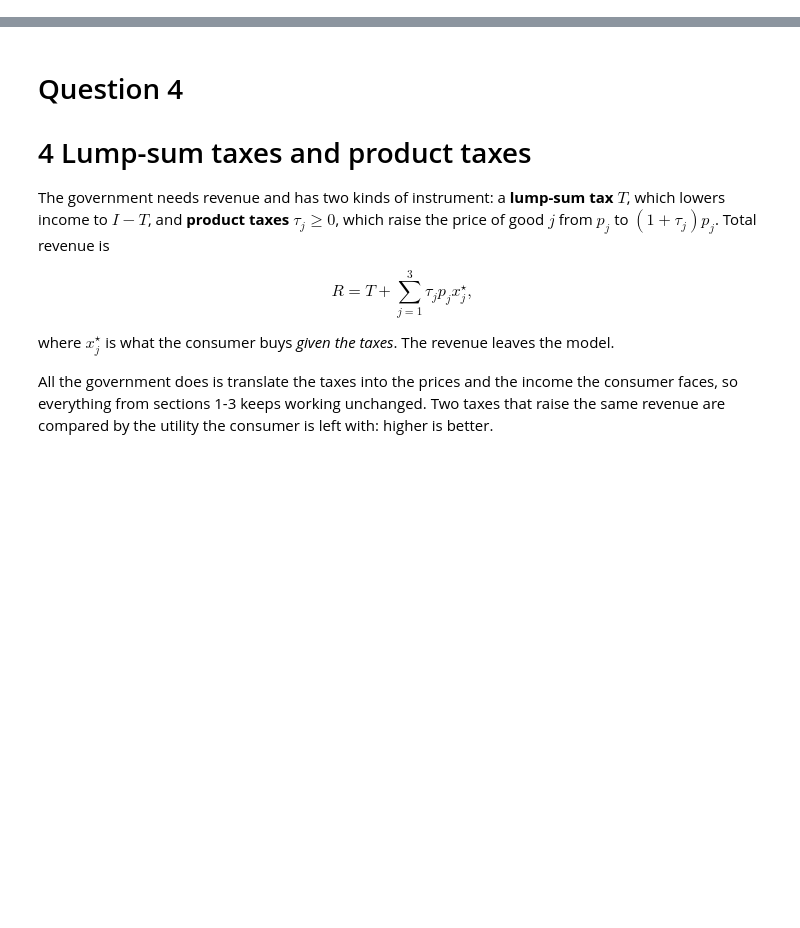
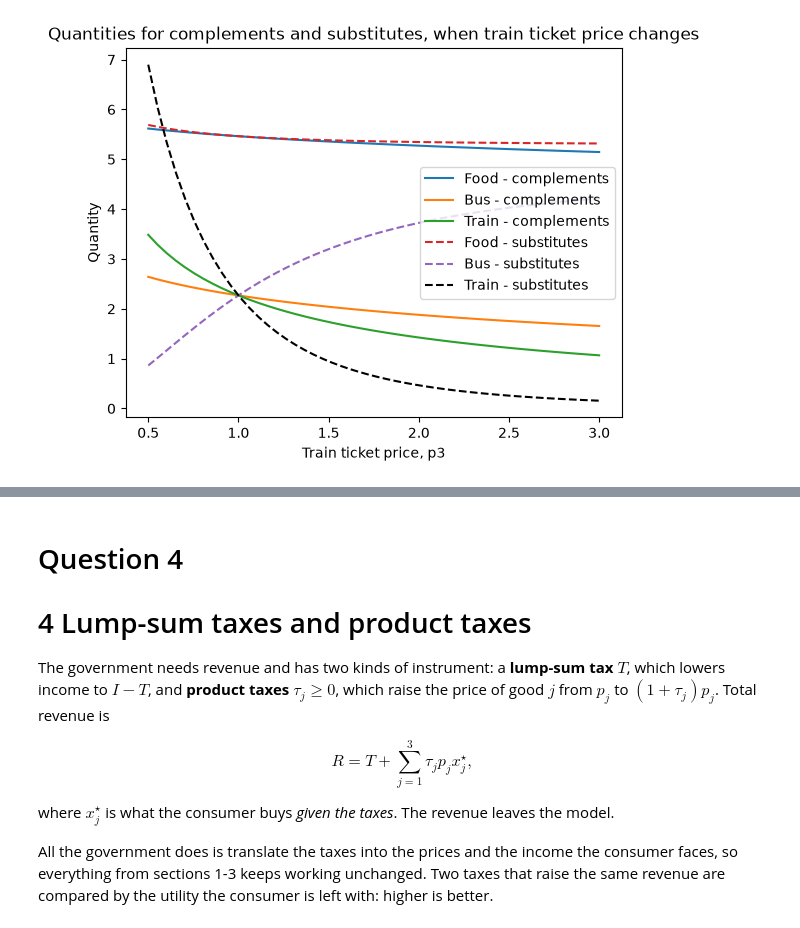
Before and after one commit to NumEconCopenhagen/projects-2025-philippa-ronya, a Jupyter notebook: 02_modelproject/modelproject_eduardo.ipynb, the cells around one changed output, grey strips where cells are left out. Saved outputs shown, nothing was run; the diff lists cells and outputs as text; code cells hidden in the pictures; blank space fills up the shorter version.

```diff
--- a/02_modelproject/modelproject_eduardo.ipynb
+++ b/02_modelproject/modelproject_eduardo.ipynb
@@ -0,0 +235,20 @@
+# %%
+# Plot quantities
+
+plt.figure()
+
+plt.plot(p3_values, x1_comp, label='Food - complements')
+plt.plot(p3_values, x2_comp, label='Bus - complements')
+plt.plot(p3_values, x3_comp, label='Train - complements')
+
+plt.plot(p3_values, x1_sub, '--', label='Food - substitutes')
+plt.plot(p3_values, x2_sub, '--', label='Bus - substitutes')
+plt.plot(p3_values, x3_sub, '--', color='black', label='Train - substitutes')
+
+plt.title('Quantities for complements and substitutes, when train ticket price changes')
+plt.xlabel('Train ticket price, p3')
+plt.ylabel('Quantity')
+plt.legend()
+plt.show()
+# %% [output]
+[figure, added]
```
Also changed, not shown: parts of 23 cells of this notebook, 1 other file.
